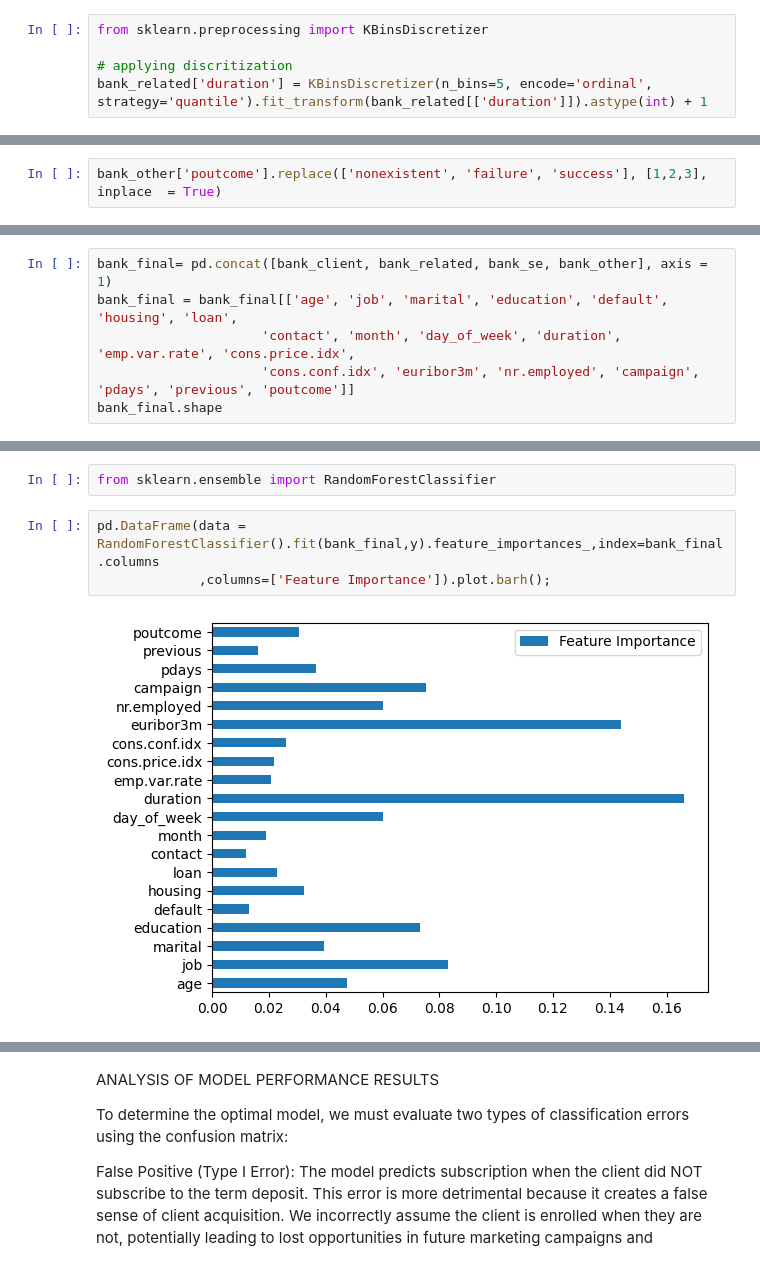
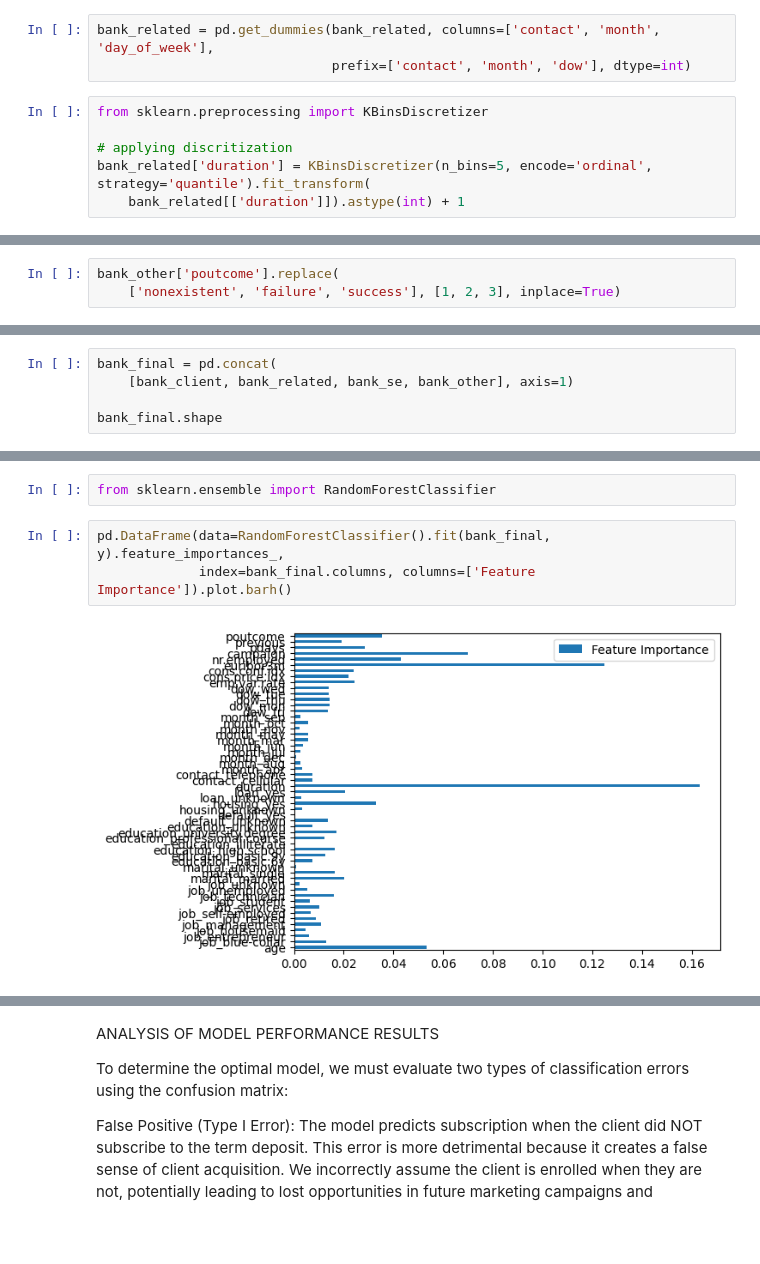
Before and after one commit to rkm7387/PORTUGES-BANK, a Jupyter notebook: portuges_bank.ipynb, the cells around one changed output, grey strips where cells are left out. Cells and saved outputs as stored; diff of their text form; blank space fills up the shorter version.

```diff
--- a/portuges_bank.ipynb
+++ b/portuges_bank.ipynb
@@ -780,6 +826,10 @@ bank_related.sample(5)
+# %%
+bank_related = pd.get_dummies(bank_related, columns=['contact', 'month', 'day_of_week'],
+                              prefix=['contact', 'month', 'dow'], dtype=int)
 # %%
 from sklearn.preprocessing import KBinsDiscretizer
 
 # applying discritization
-bank_related['duration'] = KBinsDiscretizer(n_bins=5, encode='ordinal', strategy='quantile').fit_transform(bank_related[['duration']]).astype(int) + 1
+bank_related['duration'] = KBinsDiscretizer(n_bins=5, encode='ordinal', strategy='quantile').fit_transform(
+    bank_related[['duration']]).astype(int) + 1
 # %%
@@ -818,7 +961,8 @@ bank_other['poutcome'].unique()
 # %% [output]
 array(['nonexistent', 'failure', 'success'], dtype=object)
 # %%
-bank_other['poutcome'].replace(['nonexistent', 'failure', 'success'], [1,2,3], inplace  = True)
+bank_other['poutcome'].replace(
+    ['nonexistent', 'failure', 'success'], [1, 2, 3], inplace=True)
 # %%
 bank_other['poutcome'].value_counts()
 # %% [output]
@@ -834,7 +980,6 @@ scoring = 'accuracy'
 # %%
-bank_final= pd.concat([bank_client, bank_related, bank_se, bank_other], axis = 1)
-bank_final = bank_final[['age', 'job', 'marital', 'education', 'default', 'housing', 'loan',
-                     'contact', 'month', 'day_of_week', 'duration', 'emp.var.rate', 'cons.price.idx',
-                     'cons.conf.idx', 'euribor3m', 'nr.employed', 'campaign', 'pdays', 'previous', 'poutcome']]
+bank_final = pd.concat(
+    [bank_client, bank_related, bank_se, bank_other], axis=1)
+
 bank_final.shape
 # %% [output]
@@ -844,7 +989,7 @@ Feature Importance using Random Forest
 # %%
 from sklearn.ensemble import RandomForestClassifier
 # %%
-pd.DataFrame(data = RandomForestClassifier().fit(bank_final,y).feature_importances_,index=bank_final.columns
-             ,columns=['Feature Importance']).plot.barh();
+pd.DataFrame(data=RandomForestClassifier().fit(bank_final, y).feature_importances_,
+             index=bank_final.columns, columns=['Feature Importance']).plot.barh()
 # %% [output]
-[figure, old version]
+[figure, new version]
```
Also changed, not shown: parts of 111 cells of this notebook, 7 other files.
